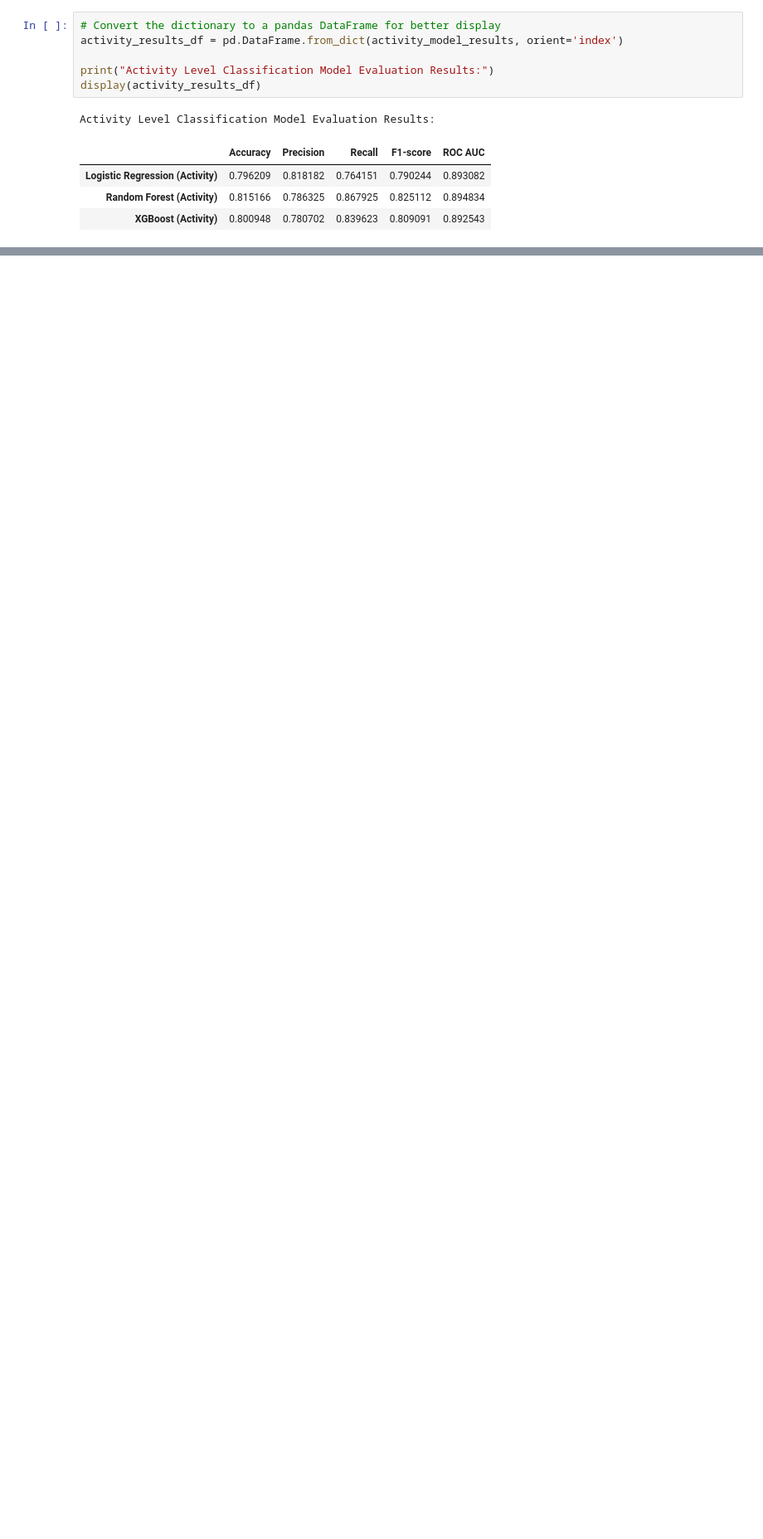
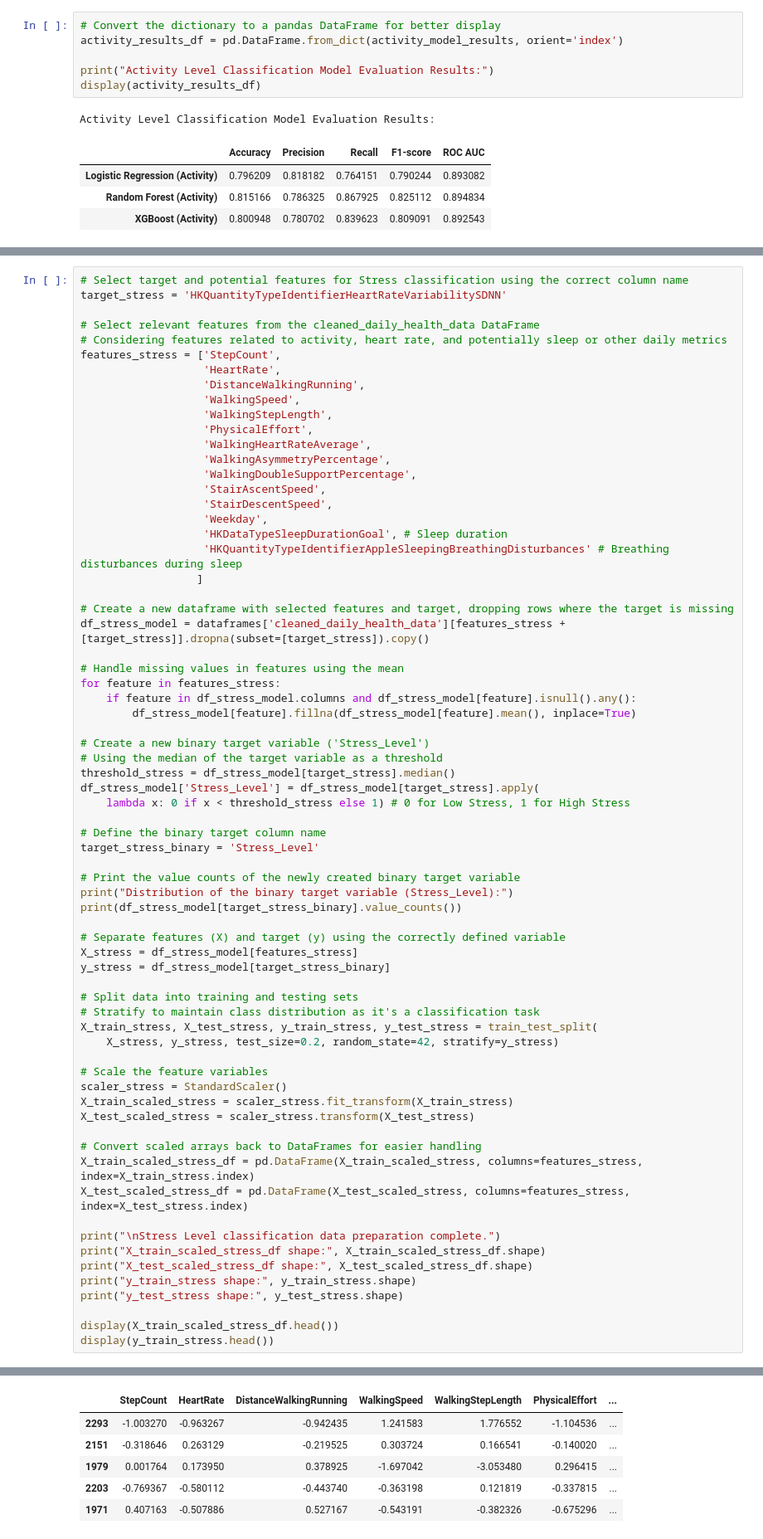
Before and after one commit to Abigail6on/Apple-Health-Sleep-Analysis, a Jupyter notebook: health_data_modeling.ipynb, the cells around one changed output, grey strips where cells are left out. Shown at 83% size. Cells and saved outputs as stored; diff of their text form; blank space fills up the shorter version.

```diff
--- a/health_data_modeling.ipynb
+++ b/health_data_modeling.ipynb
@@ -1252,0 +1286,70 @@ Activity Level Classification Model Evaluation Results:
+# %%
+# Select target and potential features for Stress classification using the correct column name
+target_stress = 'HKQuantityTypeIdentifierHeartRateVariabilitySDNN'
+
+# Select relevant features from the cleaned_daily_health_data DataFrame
+# Considering features related to activity, heart rate, and potentially sleep or other daily metrics
+features_stress = ['StepCount',
+                   'HeartRate',
+                   'DistanceWalkingRunning',
+                   'WalkingSpeed',
+                   'WalkingStepLength',
+                   'PhysicalEffort',
+                   'WalkingHeartRateAverage',
+                   'WalkingAsymmetryPercentage',
+                   'WalkingDoubleSupportPercentage',
+                   'StairAscentSpeed',
+                   'StairDescentSpeed',
+                   'Weekday',
+                   'HKDataTypeSleepDurationGoal', # Sleep duration
+                   'HKQuantityTypeIdentifierAppleSleepingBreathingDisturbances' # Breathing disturbances during sleep
+                  ]
+
+# Create a new dataframe with selected features and target, dropping rows where the target is missing
+df_stress_model = dataframes['cleaned_daily_health_data'][features_stress + [target_stress]].dropna(subset=[target_stress]).copy()
+
+# Handle missing values in features using the mean
+for feature in features_stress:
+    if feature in df_stress_model.columns and df_stress_model[feature].isnull().any():
+        df_stress_model[feature].fillna(df_stress_model[feature].mean(), inplace=True)
+
+# Create a new binary target variable ('Stress_Level')
+# Using the median of the target variable as a threshold
+threshold_stress = df_stress_model[target_stress].median()
+df_stress_model['Stress_Level'] = df_stress_model[target_stress].apply(
+    lambda x: 0 if x < threshold_stress else 1) # 0 for Low Stress, 1 for High Stress
+
+# Define the binary target column name
+target_stress_binary = 'Stress_Level'
+
+# Print the value counts of the newly created binary target variable
+print("Distribution of the binary target variable (Stress_Level):")
+print(df_stress_model[target_stress_binary].value_counts())
+
+# Separate features (X) and target (y) using the correctly defined variable
+X_stress = df_stress_model[features_stress]
+y_stress = df_stress_model[target_stress_binary]
+
+# Split data into training and testing sets
+# Stratify to maintain class distribution as it's a classification task
+X_train_stress, X_test_stress, y_train_stress, y_test_stress = train_test_split(
+    X_stress, y_stress, test_size=0.2, random_state=42, stratify=y_stress)
+
+# Scale the feature variables
+scaler_stress = StandardScaler()
+X_train_scaled_stress = scaler_stress.fit_transform(X_train_stress)
+X_test_scaled_stress = scaler_stress.transform(X_test_stress)
+
+# Convert scaled arrays back to DataFrames for easier handling
+X_train_scaled_stress_df = pd.DataFrame(X_train_scaled_stress, columns=features_stress, index=X_train_stress.index)
+X_test_scaled_stress_df = pd.DataFrame(X_test_scaled_stress, columns=features_stress, index=X_test_stress.index)
+
+print("\nStress Level classification data preparation complete.")
+print("X_train_scaled_stress_df shape:", X_train_scaled_stress_df.shape)
+print("X_test_scaled_stress_df shape:", X_test_scaled_stress_df.shape)
+print("y_train_stress shape:", y_train_stress.shape)
+print("y_test_stress shape:", y_test_stress.shape)
+
+display(X_train_scaled_stress_df.head())
+display(y_train_stress.head())
+# %% [output]
@@ -1252,0 +1373,6 @@ Activity Level Classification Model Evaluation Results:
+|  | StepCount | HeartRate | DistanceWalkingRunning | WalkingSpeed | WalkingStepLength | PhysicalEffort | ... |
+| 2293 | -1.003270 | -0.963267 | -0.942435 | 1.241583 | 1.776552 | -1.104536 | ... |
+| 2151 | -0.318646 | 0.263129 | -0.219525 | 0.303724 | 0.166541 | -0.140020 | ... |
+| 1979 | 0.001764 | 0.173950 | 0.378925 | -1.697042 | -3.053480 | 0.296415 | ... |
+| 2203 | -0.769367 | -0.580112 | -0.443740 | -0.363198 | 0.121819 | -0.337815 | ... |
+| 1971 | 0.407163 | -0.507886 | 0.527167 | -0.543191 | -0.382326 | -0.675296 | ... |
```
Also changed, not shown: parts of 13 cells of this notebook.
